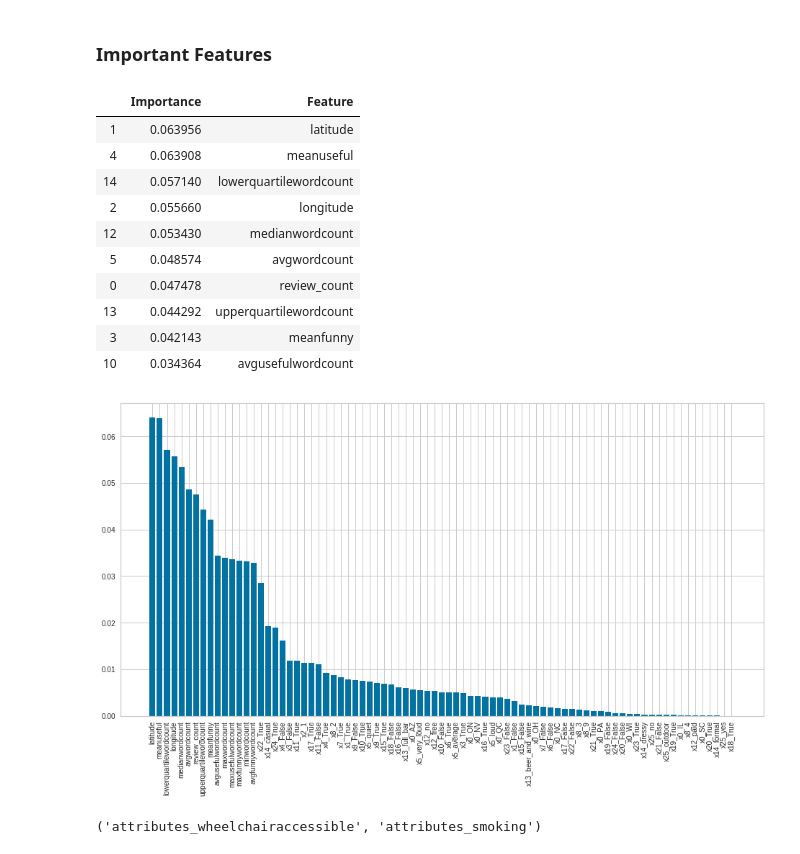
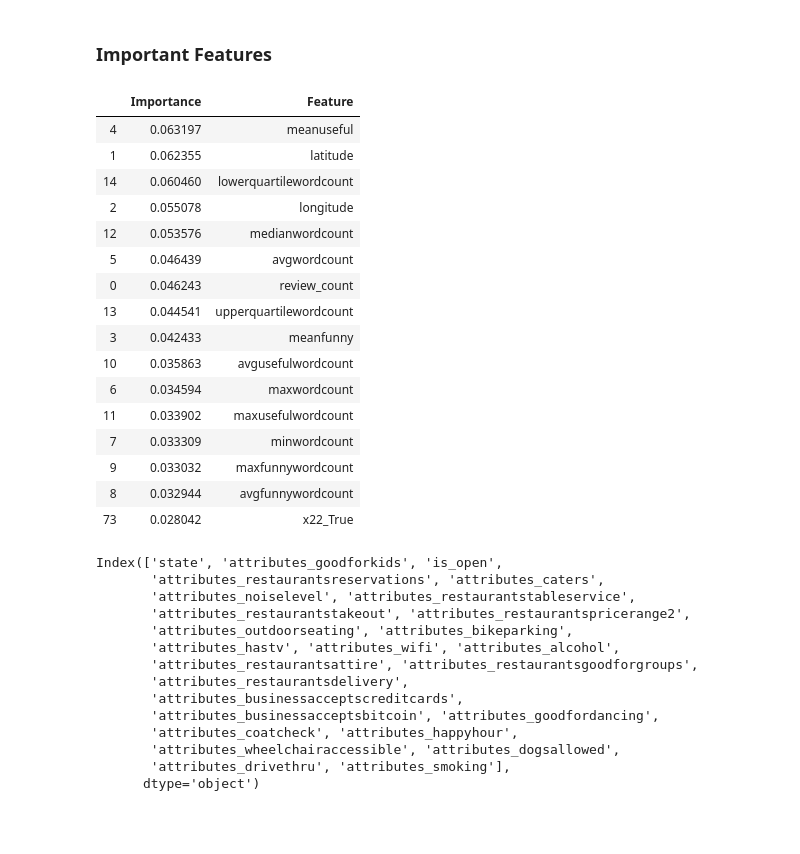
Before and after one commit to wisundstrom/yelp-ratings-prediction, a Jupyter notebook: Technical_Notebook.ipynb, the cells around one changed output. Saved outputs shown, nothing was run; the diff lists cells and outputs as text; code cells hidden in the pictures; blank space fills up the shorter version.

Commit message:
fixed feature importance one-hot issue

```diff
--- a/Technical_Notebook.ipynb
+++ b/Technical_Notebook.ipynb
@@ -180,33 +180,51 @@ The test score for our model on data that has not been used for hyperparameter t
 # %%
 # importances=random_forest.feature_importances_
 # ohe=OneHotEncoder(drop='first').fit(X_test[categorical_features])
 # categorical_names=ohe.get_feature_names()
 # feature_names=numerical_features+list(categorical_names)
 # importances_df=pd.concat([pd.DataFrame(importances),pd.DataFrame(feature_names)],axis=1)
 # importances_df.columns=['Importance','Feature']
 # importances_df.sort_values(by='Importance',ascending=False).head(10)
-importances_df=tn.feature_importance(random_forest, X_train, categorical_features, numerical_features)
-importances_df.head(10)
+importances_df, ohe=tn.feature_importance(random_forest, X_train, categorical_features, numerical_features)
+importances_df.head(16)
 # %% [output]
 |  | Importance | Feature |
-| 1 | 0.063956 | latitude |
-| 4 | 0.063908 | meanuseful |
-| 14 | 0.057140 | lowerquartilewordcount |
-| 2 | 0.055660 | longitude |
-| 12 | 0.053430 | medianwordcount |
-| 5 | 0.048574 | avgwordcount |
-| 0 | 0.047478 | review_count |
-| 13 | 0.044292 | upperquartilewordcount |
-| 3 | 0.042143 | meanfunny |
-| 10 | 0.034364 | avgusefulwordcount |
+| 4 | 0.063197 | meanuseful |
+| 1 | 0.062355 | latitude |
+| 14 | 0.060460 | lowerquartilewordcount |
+| 2 | 0.055078 | longitude |
+| 12 | 0.053576 | medianwordcount |
+| 5 | 0.046439 | avgwordcount |
+| 0 | 0.046243 | review_count |
+| 13 | 0.044541 | upperquartilewordcount |
+| 3 | 0.042433 | meanfunny |
+| 10 | 0.035863 | avgusefulwordcount |
+| 6 | 0.034594 | maxwordcount |
+| 11 | 0.033902 | maxusefulwordcount |
+| 7 | 0.033309 | minwordcount |
+| 9 | 0.033032 | maxfunnywordcount |
+| 8 | 0.032944 | avgfunnywordcount |
+| 73 | 0.028042 | x22_True |
 # %%
-plt.figure(figsize=(16, 8))
-plt.xticks(rotation='vertical')
-plt.bar(x=importances_df.Feature, height=importances_df.Importance)
-plt.savefig('features.png',)
+
+# plt.figure(figsize=(16, 8))
+# plt.xticks(rotation='vertical')
+# plt.bar(x=importances_df.Feature, height=importances_df.Importance)
+# plt.savefig('features.png',)
-# %% [output]
-[figure, removed]
-# %%
-categorical_features[22], categorical_features[25]
-# %% [output]
-('attributes_wheelchairaccessible', 'attributes_smoking')
+# %%
+categorical_features
+# %% [output]
+Index(['state', 'attributes_goodforkids', 'is_open',
+       'attributes_restaurantsreservations', 'attributes_caters',
+       'attributes_noiselevel', 'attributes_restaurantstableservice',
+       'attributes_restaurantstakeout', 'attributes_restaurantspricerange2',
+       'attributes_outdoorseating', 'attributes_bikeparking',
+       'attributes_hastv', 'attributes_wifi', 'attributes_alcohol',
+       'attributes_restaurantsattire', 'attributes_restaurantsgoodforgroups',
+       'attributes_restaurantsdelivery',
+       'attributes_businessacceptscreditcards',
+       'attributes_businessacceptsbitcoin', 'attributes_goodfordancing',
+       'attributes_coatcheck', 'attributes_happyhour',
+       'attributes_wheelchairaccessible', 'attributes_dogsallowed',
+       'attributes_drivethru', 'attributes_smoking'],
+      dtype='object')
```
Also changed, not shown: parts of 6 cells of this notebook, 2 other files.
